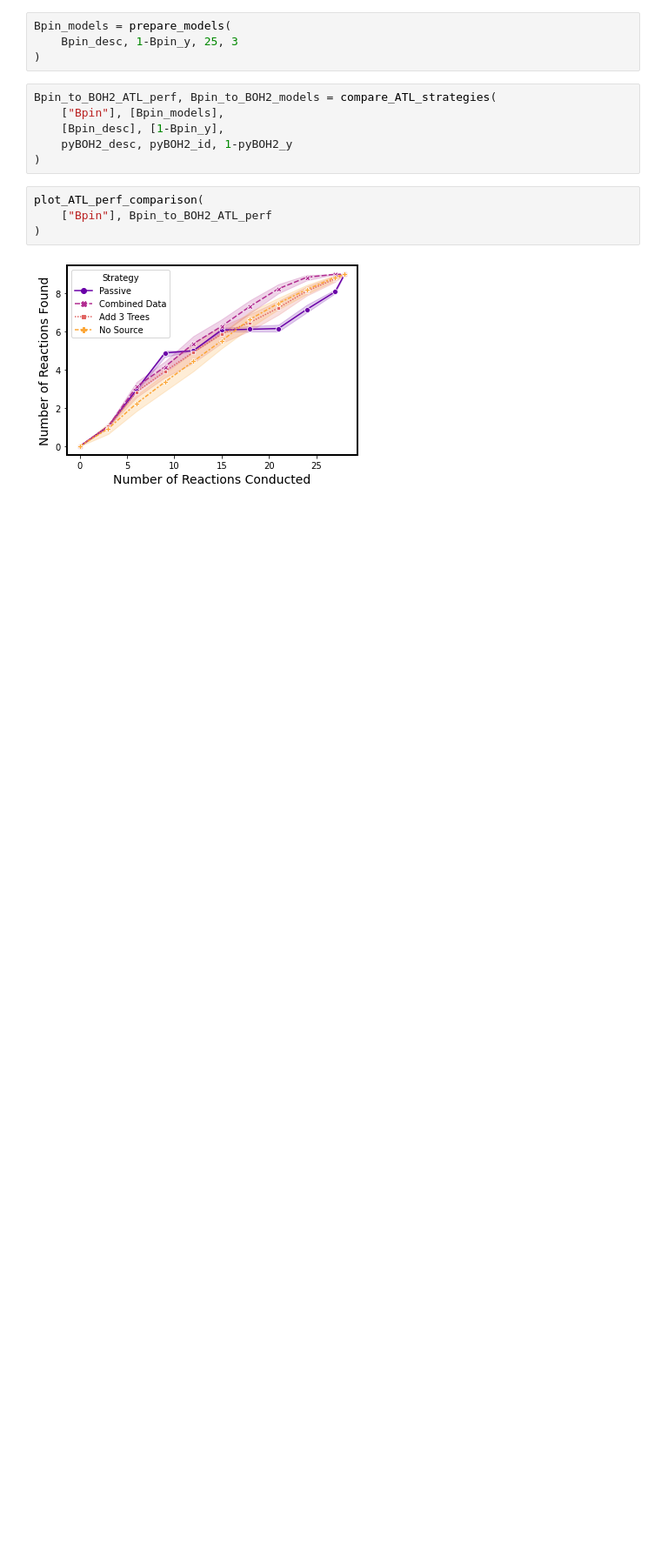
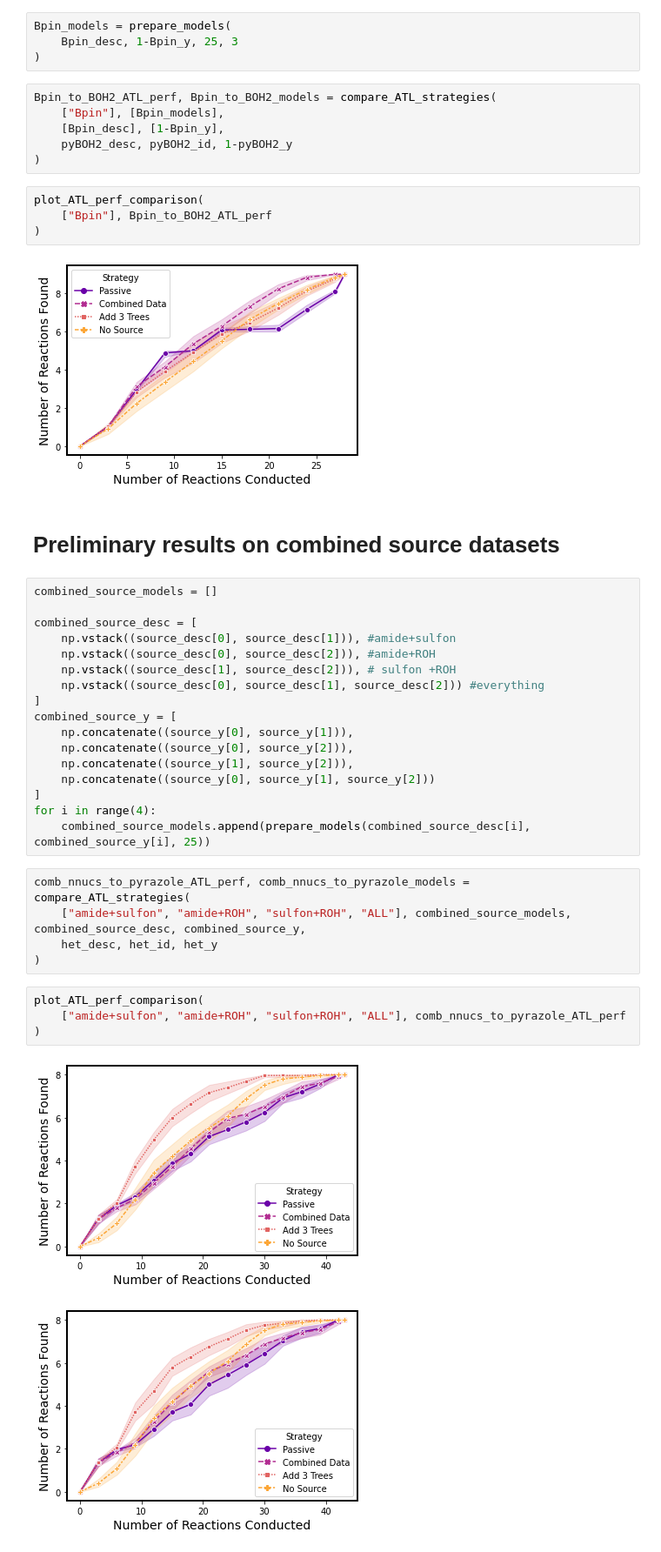
Before and after one commit to ZimmermanGroup/ActiveTransfer, a Jupyter notebook: ActiveTransfer.ipynb, the cells around one changed output. Shown at 87% size. Cells and saved outputs as stored; diff of their text form; blank space fills up the shorter version.

```diff
--- a/ActiveTransfer.ipynb
+++ b/ActiveTransfer.ipynb
@@ -472,3 +460,34 @@ plot_ATL_perf_comparison(
 )
 # %% [output]
 [figure]
+# %% [markdown]
+# Preliminary results on combined source datasets
+# %%
+combined_source_models = []
+
+combined_source_desc = [
+    np.vstack((source_desc[0], source_desc[1])), #amide+sulfon
+    np.vstack((source_desc[0], source_desc[2])), #amide+ROH
+    np.vstack((source_desc[1], source_desc[2])), # sulfon +ROH
+    np.vstack((source_desc[0], source_desc[1], source_desc[2])) #everything
+]
+combined_source_y = [
+    np.concatenate((source_y[0], source_y[1])),
+    np.concatenate((source_y[0], source_y[2])),
+    np.concatenate((source_y[1], source_y[2])),
+    np.concatenate((source_y[0], source_y[1], source_y[2]))
+]
+for i in range(4):
+    combined_source_models.append(prepare_models(combined_source_desc[i], combined_source_y[i], 25))
+# %%
+comb_nnucs_to_pyrazole_ATL_perf, comb_nnucs_to_pyrazole_models = compare_ATL_strategies(
+    ["amide+sulfon", "amide+ROH", "sulfon+ROH", "ALL"], combined_source_models, combined_source_desc, combined_source_y,
+    het_desc, het_id, het_y
+)
+# %%
+plot_ATL_perf_comparison(
+    ["amide+sulfon", "amide+ROH", "sulfon+ROH", "ALL"], comb_nnucs_to_pyrazole_ATL_perf
+)
+# %% [output]
+[figure, added]
+[figure, added]
```
Also changed, not shown: parts of 10 cells of this notebook.
